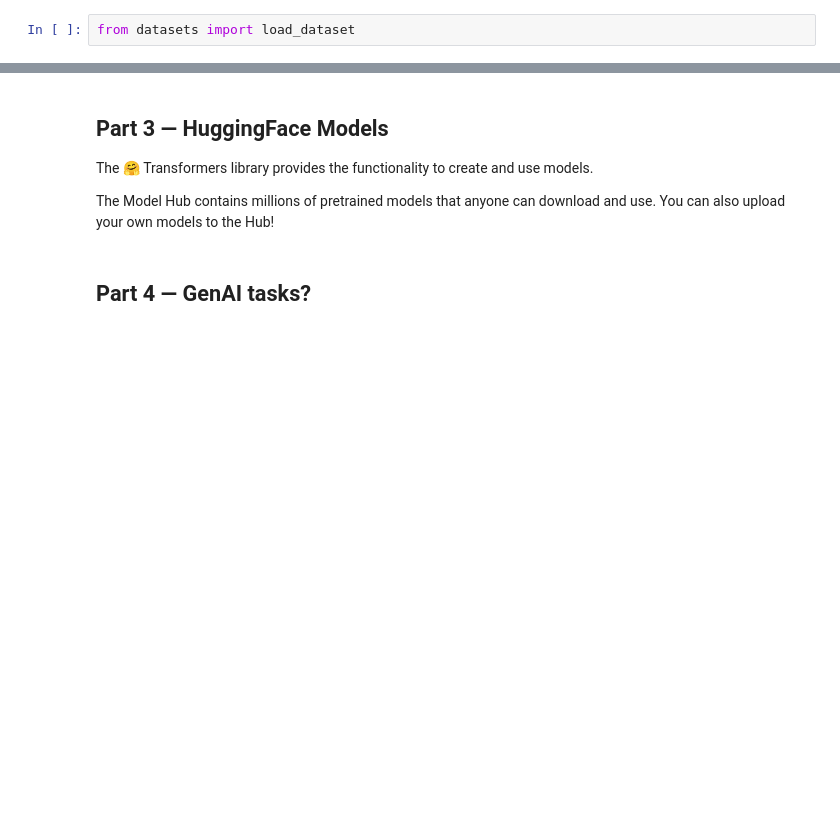
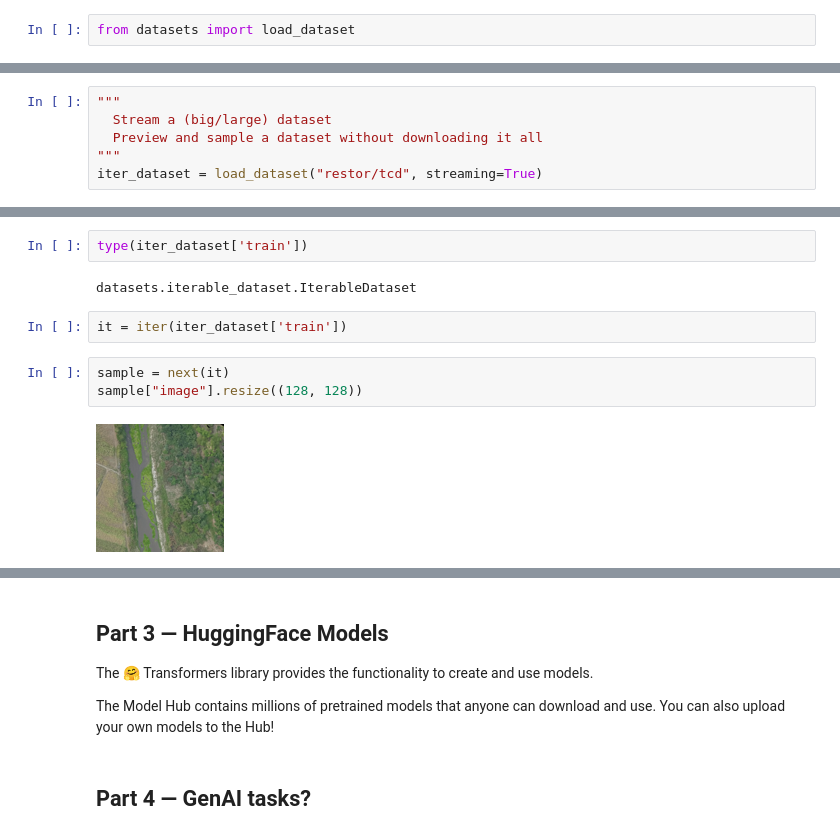
Before and after one commit to audiracmichelle/huggingface_workshop, a Jupyter notebook: huggingface_workshop.ipynb, the cells around one changed output, grey strips where cells are left out. Saved outputs shown, nothing was run; the diff lists cells and outputs as text; blank space fills up the shorter version.

```diff
--- a/huggingface_workshop.ipynb
+++ b/huggingface_workshop.ipynb
@@ -64,0 +113,6 @@ from datasets import load_dataset
+# %%
+"""
+  Stream a (big/large) dataset
+  Preview and sample a dataset without downloading it all
+"""
+iter_dataset = load_dataset("restor/tcd", streaming=True)
@@ -64,0 +135,11 @@ from datasets import load_dataset
+# %%
+type(iter_dataset['train'])
+# %% [output]
+datasets.iterable_dataset.IterableDataset
+# %%
+it = iter(iter_dataset['train'])
+# %%
+sample = next(it)
+sample["image"].resize((128, 128))
+# %% [output]
+[figure, added]
```
Also changed, not shown: parts of 12 cells of this notebook.
